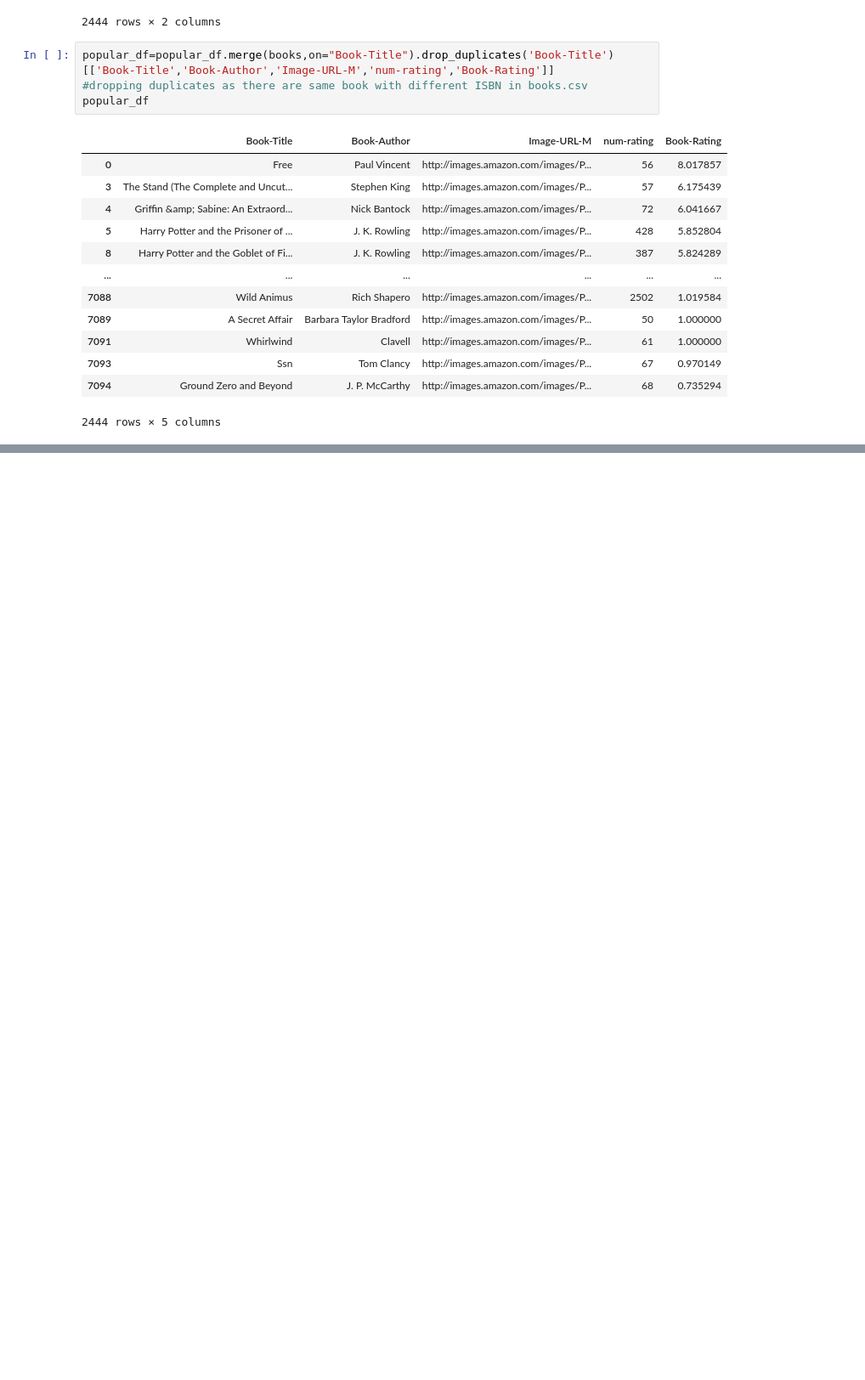
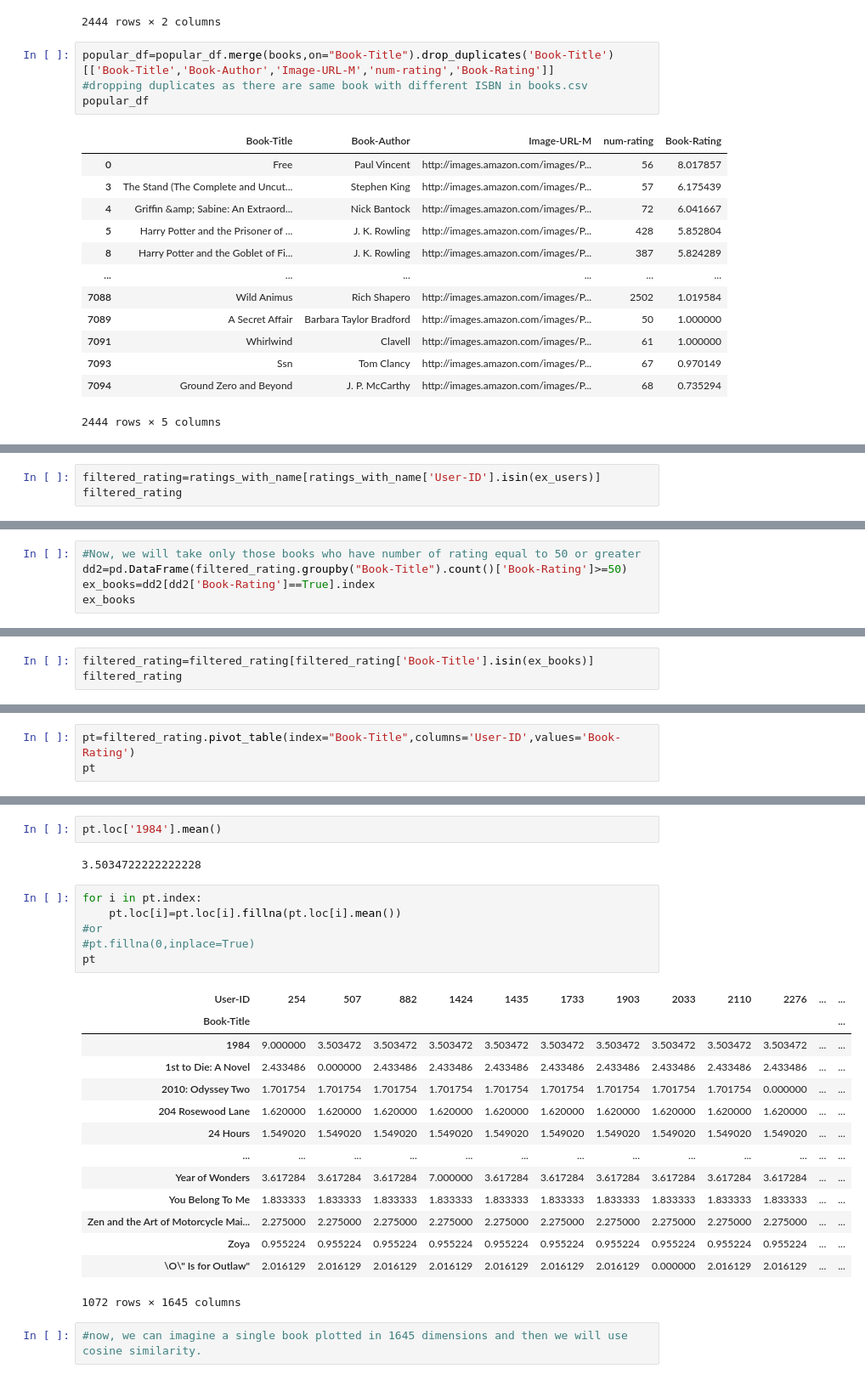
Before and after one commit to RohanHBTU/recommender_system, a Jupyter notebook: recommender_notebook.ipynb, the cells around one changed output, grey strips where cells are left out. Shown at 85% size. Cells and saved outputs as stored; diff of their text form; blank space fills up the shorter version.

```diff
--- a/recommender_notebook.ipynb
+++ b/recommender_notebook.ipynb
@@ -248,0 +277,3 @@ popular_df
+# %%
+filtered_rating=ratings_with_name[ratings_with_name['User-ID'].isin(ex_users)]
+filtered_rating
@@ -248,0 +294,5 @@ popular_df
+# %%
+#Now, we will take only those books who have number of rating equal to 50 or greater
+dd2=pd.DataFrame(filtered_rating.groupby("Book-Title").count()['Book-Rating']>=50)
+ex_books=dd2[dd2['Book-Rating']==True].index
+ex_books
@@ -248,0 +312,3 @@ popular_df
+# %%
+filtered_rating=filtered_rating[filtered_rating['Book-Title'].isin(ex_books)]
+filtered_rating
@@ -248,0 +333,3 @@ popular_df
+# %%
+pt=filtered_rating.pivot_table(index="Book-Title",columns='User-ID',values='Book-Rating')
+pt
@@ -248,0 +351,27 @@ popular_df
+# %%
+pt.loc['1984'].mean()
+# %% [output]
+3.5034722222222228
+# %%
+for i in pt.index:
+    pt.loc[i]=pt.loc[i].fillna(pt.loc[i].mean())
+#or
+#pt.fillna(0,inplace=True)
+pt
+# %% [output]
+| User-ID | 254 | 507 | 882 | 1424 | 1435 | 1733 | 1903 | 2033 | 2110 | 2276 | ... | ... |
+| Book-Title |  |  |  |  |  |  |  |  |  |  |  | ... |
+| 1984 | 9.000000 | 3.503472 | 3.503472 | 3.503472 | 3.503472 | 3.503472 | 3.503472 | 3.503472 | 3.503472 | 3.503472 | ... | ... |
+| 1st to Die: A Novel | 2.433486 | 0.000000 | 2.433486 | 2.433486 | 2.433486 | 2.433486 | 2.433486 | 2.433486 | 2.433486 | 2.433486 | ... | ... |
+| 2010: Odyssey Two | 1.701754 | 1.701754 | 1.701754 | 1.701754 | 1.701754 | 1.701754 | 1.701754 | 1.701754 | 1.701754 | 0.000000 | ... | ... |
+| 204 Rosewood Lane | 1.620000 | 1.620000 | 1.620000 | 1.620000 | 1.620000 | 1.620000 | 1.620000 | 1.620000 | 1.620000 | 1.620000 | ... | ... |
+| 24 Hours | 1.549020 | 1.549020 | 1.549020 | 1.549020 | 1.549020 | 1.549020 | 1.549020 | 1.549020 | 1.549020 | 1.549020 | ... | ... |
+| ... | ... | ... | ... | ... | ... | ... | ... | ... | ... | ... | ... | ... |
+| Year of Wonders | 3.617284 | 3.617284 | 3.617284 | 7.000000 | 3.617284 | 3.617284 | 3.617284 | 3.617284 | 3.617284 | 3.617284 | ... | ... |
+| You Belong To Me | 1.833333 | 1.833333 | 1.833333 | 1.833333 | 1.833333 | 1.833333 | 1.833333 | 1.833333 | 1.833333 | 1.833333 | ... | ... |
+| Zen and the Art of Motorcycle Mai... | 2.275000 | 2.275000 | 2.275000 | 2.275000 | 2.275000 | 2.275000 | 2.275000 | 2.275000 | 2.275000 | 2.275000 | ... | ... |
+| Zoya | 0.955224 | 0.955224 | 0.955224 | 0.955224 | 0.955224 | 0.955224 | 0.955224 | 0.955224 | 0.955224 | 0.955224 | ... | ... |
+| \O\" Is for Outlaw" | 2.016129 | 2.016129 | 2.016129 | 2.016129 | 2.016129 | 2.016129 | 2.016129 | 0.000000 | 2.016129 | 2.016129 | ... | ... |
+1072 rows × 1645 columns
+# %%
+#now, we can imagine a single book plotted in 1645 dimensions and then we will use cosine similarity.
```
Also changed, not shown: parts of 21 cells of this notebook.
